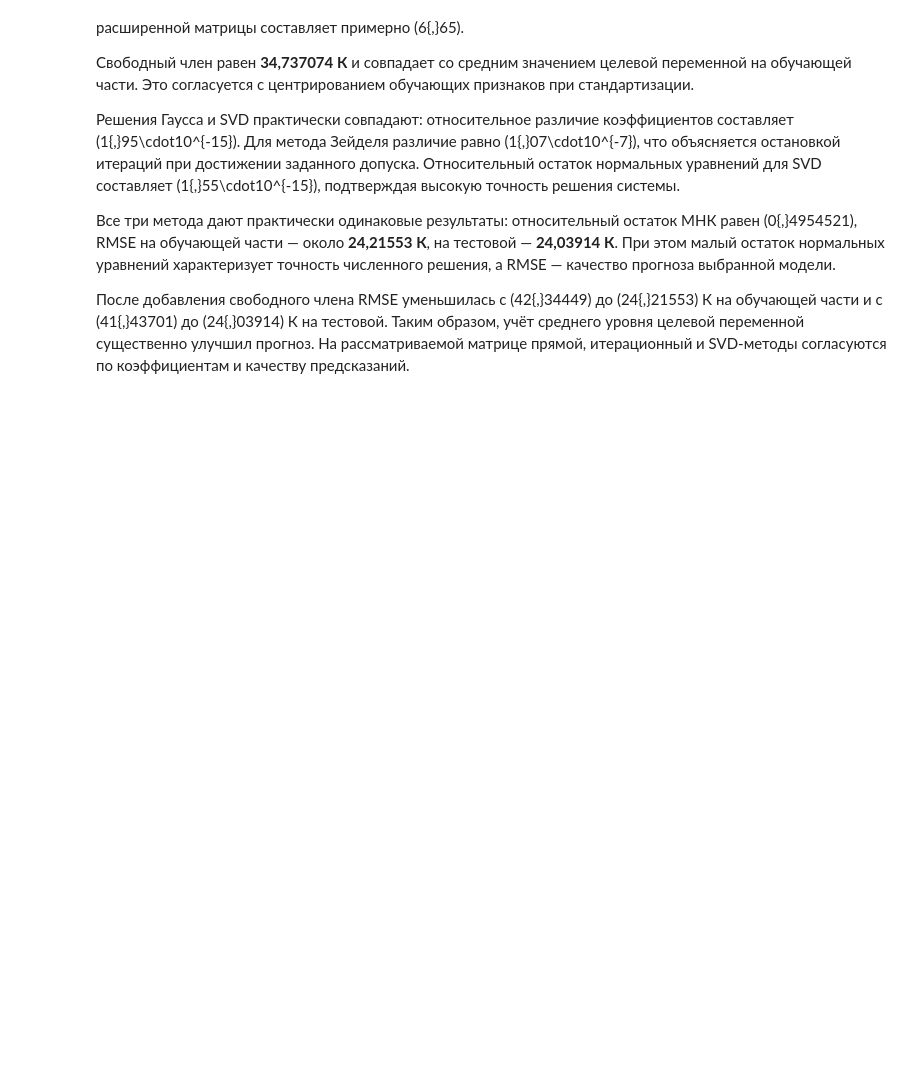
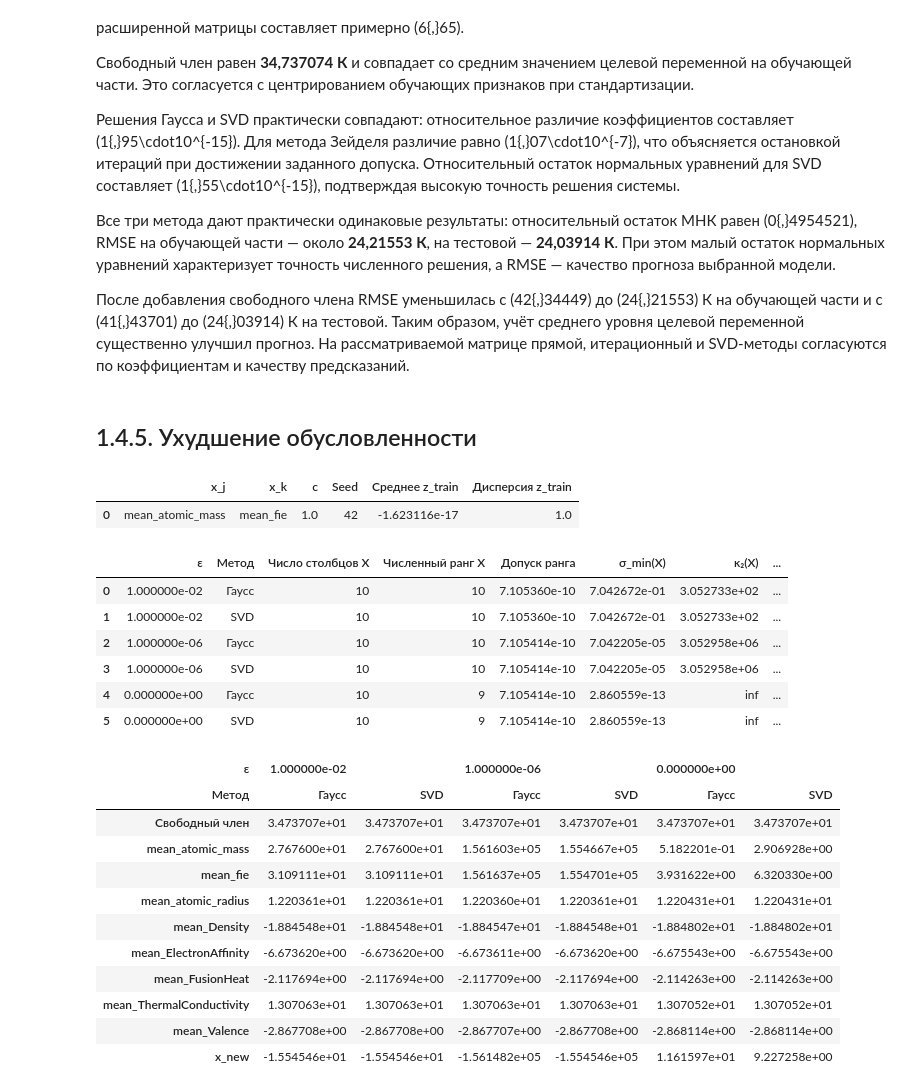
Before and after one commit to aibryanov/MOMO_labs, a Jupyter notebook: lab_1/lab_1.ipynb, the cells around one changed output. Cells and saved outputs as stored; diff of their text form; code cells hidden in the pictures; blank space fills up the shorter version.

```diff
--- a/lab_1/lab_1.ipynb
+++ b/lab_1/lab_1.ipynb
@@ -1070,3 +1070,38 @@ with pd.option_context(
 Все три метода дают практически одинаковые результаты: относительный остаток МНК равен \(0{,}4954521\), RMSE на обучающей части — около **24,21553 К**, на тестовой — **24,03914 К**. При этом малый остаток нормальных уравнений характеризует точность численного решения, а RMSE — качество прогноза выбранной модели.
 
 После добавления свободного члена RMSE уменьшилась с \(42{,}34449\) до \(24{,}21553\) К на обучающей части и с \(41{,}43701\) до \(24{,}03914\) К на тестовой. Таким образом, учёт среднего уровня целевой переменной существенно улучшил прогноз. На рассматриваемой матрице прямой, итерационный и SVD-методы согласуются по коэффициентам и качеству предсказаний.
+# %% [markdown]
+## 1.4.5. Ухудшение обусловленности
+# %%
+EPSILONS_CONDITIONING = (1e-2, 1e-6, 0.0)
+SEED_CONDITIONING = SEED
+J_CONDITIONING, K_CONDITIONING = 0, 1
+C_CONDITIONING = 1.0
+
+X_train_conditioning_base = np.asarray(X_train_std, dtype=np.float64)
+X_test_conditioning_base = scaler.transform(X_test)
+y_train_conditioning = y_train.to_numpy(dtype=np.float64)
+y_test_conditioning = y_test.to_numpy(dtype=np.float64)
+
+rng_conditioning = np.random.default_rng(SEED_CONDITIONING)
+z_train_conditioning = rng_conditioning.standard_normal(len(X_train_conditioning_base))
+z_mean_conditioning = z_train_conditioning.mean()
+z_scale_conditioning = z_train_conditioning.std(ddof=0)
+z_train_conditioning = (z_train_conditioning - z_mean_conditioning) / z_scale_conditioning
+z_test_conditioning = (
+    rng_conditioning.standard_normal(len(X_test_conditioning_base)) - z_mean_conditioning
+) / z_scale_conditioning
+
+coefficient_names_conditioning = ["Свободный член"] + list(FEATURES) + ["x_new"]
+
+display(pd.DataFrame([{
+    "x_j": FEATURES[J_CONDITIONING],
+    "x_k": FEATURES[K_CONDITIONING],
+    "c": C_CONDITIONING,
+    "Seed": SEED_CONDITIONING,
+    "Среднее z_train": z_train_conditioning.mean(),
+    "Дисперсия z_train": z_train_conditioning.var(ddof=0),
+}]))
+# %% [output]
+|  | x_j | x_k | c | Seed | Среднее z_train | Дисперсия z_train |
+| 0 | mean_atomic_mass | mean_fie | 1.0 | 42 | -1.623116e-17 | 1.0 |
@@ -1072,0 +1226,28 @@ with pd.option_context(
+# %%
+with pd.option_context(
+    "display.max_columns", None,
+    "display.max_colwidth", None,
+    "display.float_format", "{:.6e}".format,
+):
+    display(conditioning_results)
+    display(conditioning_coefficients)
+# %% [output]
+|  | ε | Метод | Число столбцов X | Численный ранг X | Допуск ранга | σ_min(X) | κ₂(X) | ... |
+| 0 | 1.000000e-02 | Гаусс | 10 | 10 | 7.105360e-10 | 7.042672e-01 | 3.052733e+02 | ... |
+| 1 | 1.000000e-02 | SVD | 10 | 10 | 7.105360e-10 | 7.042672e-01 | 3.052733e+02 | ... |
+| 2 | 1.000000e-06 | Гаусс | 10 | 10 | 7.105414e-10 | 7.042205e-05 | 3.052958e+06 | ... |
+| 3 | 1.000000e-06 | SVD | 10 | 10 | 7.105414e-10 | 7.042205e-05 | 3.052958e+06 | ... |
+| 4 | 0.000000e+00 | Гаусс | 10 | 9 | 7.105414e-10 | 2.860559e-13 | inf | ... |
+| 5 | 0.000000e+00 | SVD | 10 | 9 | 7.105414e-10 | 2.860559e-13 | inf | ... |
+| ε | 1.000000e-02 |  | 1.000000e-06 |  | 0.000000e+00 |  |
+| Метод | Гаусс | SVD | Гаусс | SVD | Гаусс | SVD |
+| Свободный член | 3.473707e+01 | 3.473707e+01 | 3.473707e+01 | 3.473707e+01 | 3.473707e+01 | 3.473707e+01 |
+| mean_atomic_mass | 2.767600e+01 | 2.767600e+01 | 1.561603e+05 | 1.554667e+05 | 5.182201e-01 | 2.906928e+00 |
+| mean_fie | 3.109111e+01 | 3.109111e+01 | 1.561637e+05 | 1.554701e+05 | 3.931622e+00 | 6.320330e+00 |
+| mean_atomic_radius | 1.220361e+01 | 1.220361e+01 | 1.220360e+01 | 1.220361e+01 | 1.220431e+01 | 1.220431e+01 |
+| mean_Density | -1.884548e+01 | -1.884548e+01 | -1.884547e+01 | -1.884548e+01 | -1.884802e+01 | -1.884802e+01 |
+| mean_ElectronAffinity | -6.673620e+00 | -6.673620e+00 | -6.673611e+00 | -6.673620e+00 | -6.675543e+00 | -6.675543e+00 |
+| mean_FusionHeat | -2.117694e+00 | -2.117694e+00 | -2.117709e+00 | -2.117694e+00 | -2.114263e+00 | -2.114263e+00 |
+| mean_ThermalConductivity | 1.307063e+01 | 1.307063e+01 | 1.307063e+01 | 1.307063e+01 | 1.307052e+01 | 1.307052e+01 |
+| mean_Valence | -2.867708e+00 | -2.867708e+00 | -2.867707e+00 | -2.867708e+00 | -2.868114e+00 | -2.868114e+00 |
+| x_new | -1.554546e+01 | -1.554546e+01 | -1.561482e+05 | -1.554546e+05 | 1.161597e+01 | 9.227258e+00 |
```
Also changed, not shown: parts of 1 cell of this notebook.
